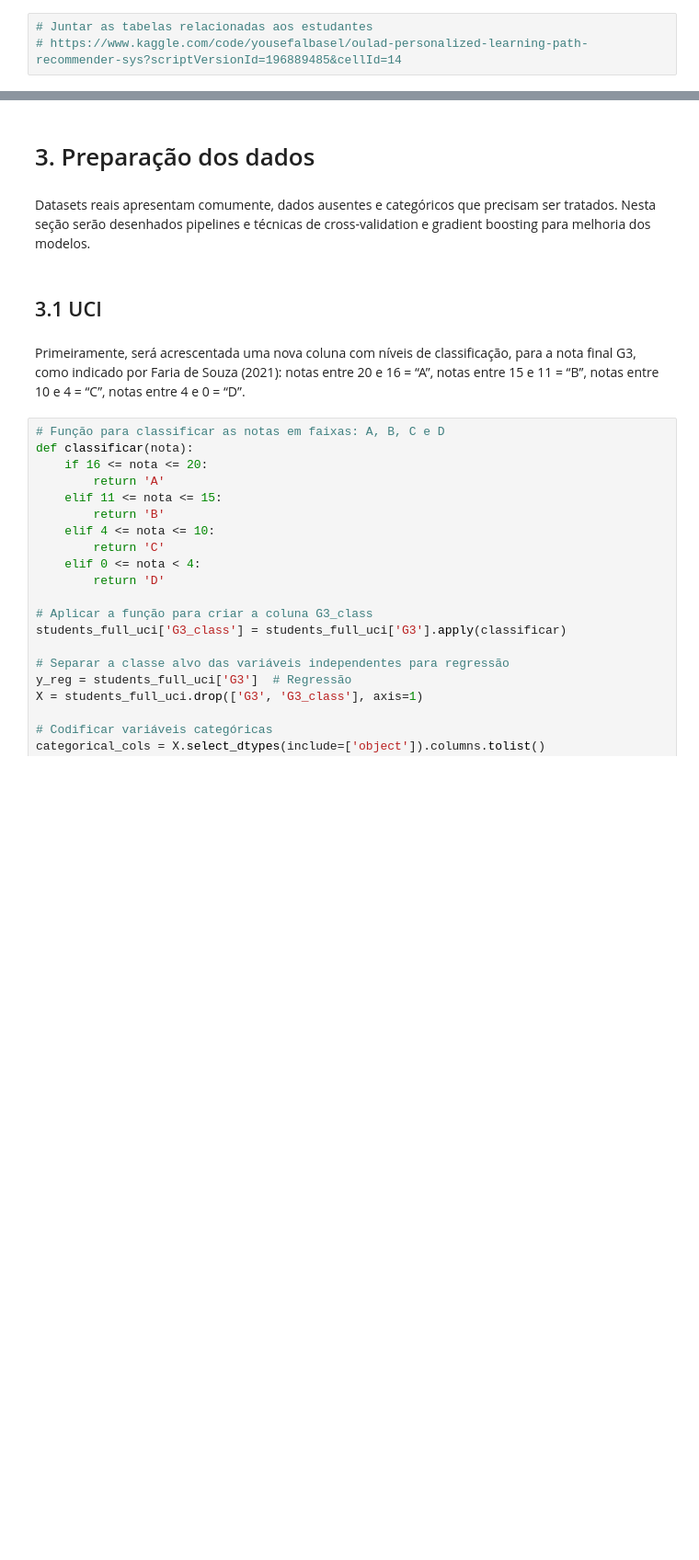
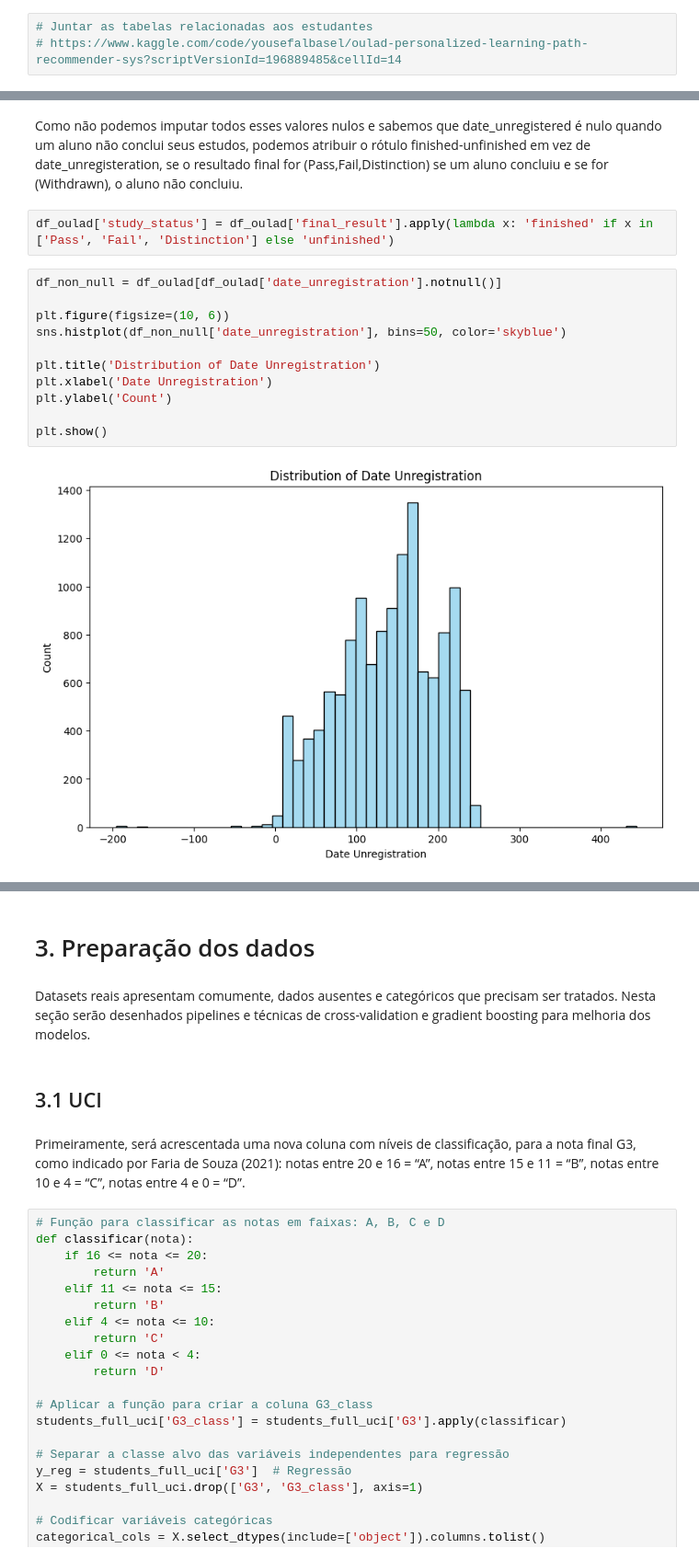
Before and after one commit to emanoelopes/progpy, a Jupyter notebook: uci-dt-studentsperformanceprediction.ipynb, the cells around one changed output, grey strips where cells are left out. Shown: that part at 92% size. Drawn from its saved outputs; the diff is of its cells as text; blank space fills up the shorter version.

```diff
--- a/uci-dt-studentsperformanceprediction.ipynb
+++ b/uci-dt-studentsperformanceprediction.ipynb
@@ -262,0 +384,17 @@ courses_oulad.info
+# %% [markdown]
+Como não podemos imputar todos esses valores nulos e sabemos que date_unregistered é nulo quando um aluno não conclui seus estudos, podemos atribuir o rótulo finished-unfinished em vez de date_unregisteration, se o resultado final for (Pass,Fail,Distinction) se um aluno concluiu e se for (Withdrawn), o aluno não concluiu.
+# %%
+df_oulad['study_status'] = df_oulad['final_result'].apply(lambda x: 'finished' if x in ['Pass', 'Fail', 'Distinction'] else 'unfinished')
+# %%
+df_non_null = df_oulad[df_oulad['date_unregistration'].notnull()]
+
+plt.figure(figsize=(10, 6))
+sns.histplot(df_non_null['date_unregistration'], bins=50, color='skyblue')
+
+plt.title('Distribution of Date Unregistration')
+plt.xlabel('Date Unregistration')
+plt.ylabel('Count')
+
+plt.show()
+# %% [output]
+[figure, added]
```
Also changed, not shown: parts of 38 cells of this notebook.
